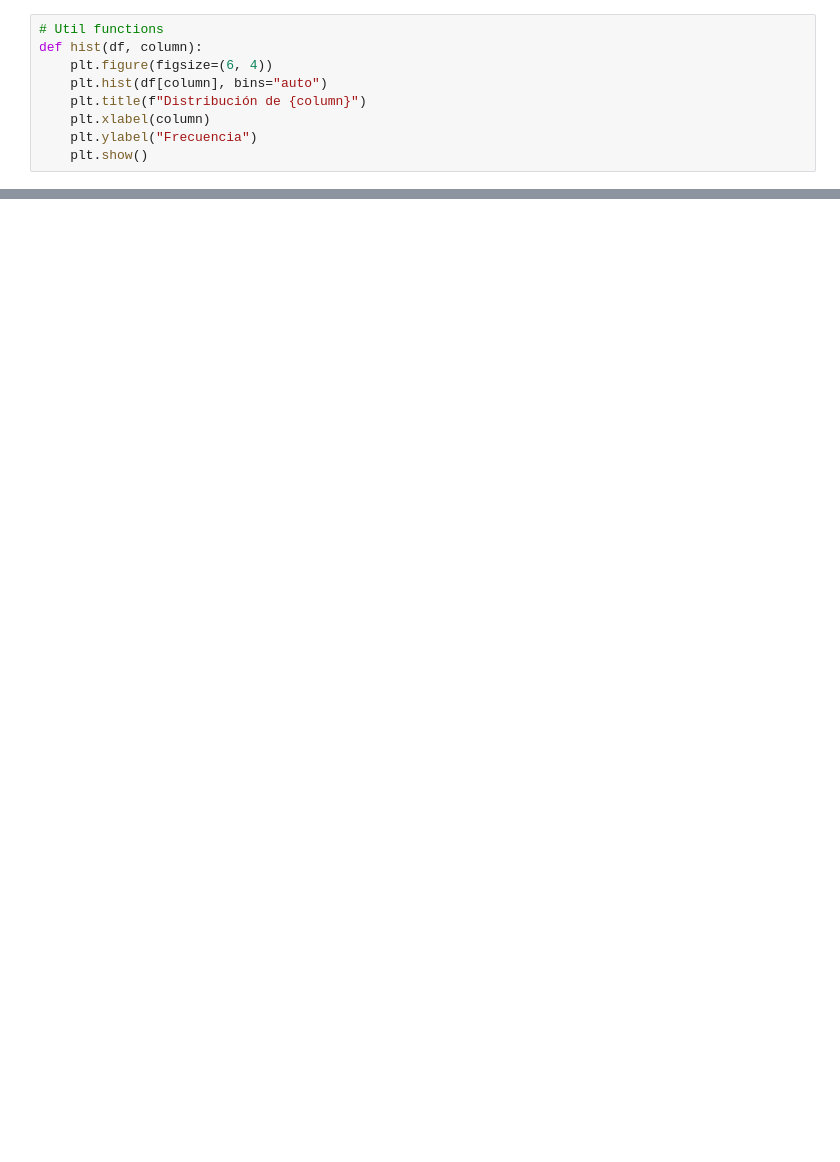
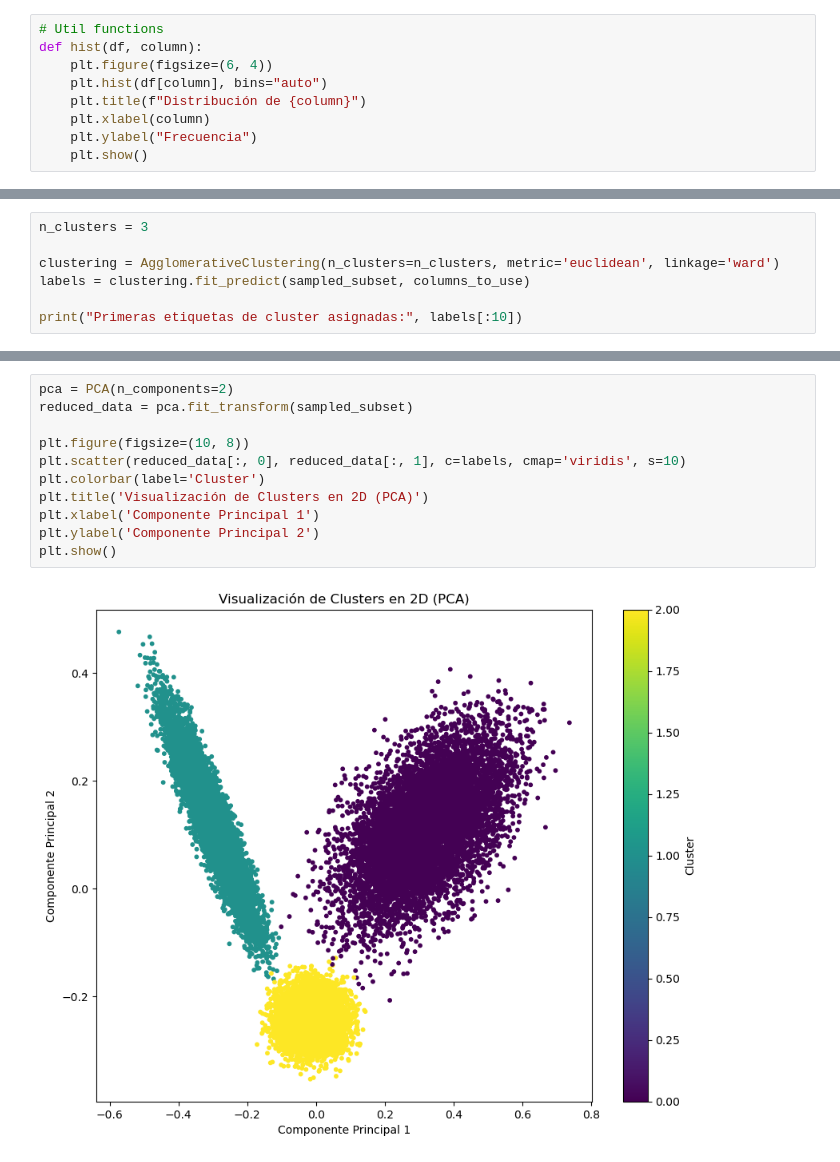
Before and after one commit to davexat/Client_Segmentation_Dashboard, a Jupyter notebook: notebooks/3.0_jtd_clustering.ipynb, the cells around one changed output, grey strips where cells are left out. Cells and saved outputs as stored; diff of their text form; blank space fills up the shorter version.

Commit message:
UPDATE: Clustering

```diff
--- a/notebooks/3.0_jtd_clustering.ipynb
+++ b/notebooks/3.0_jtd_clustering.ipynb
@@ -31,0 +46,7 @@ for column in df_numerical:
+# %%
+n_clusters = 3
+
+clustering = AgglomerativeClustering(n_clusters=n_clusters, metric='euclidean', linkage='ward')
+labels = clustering.fit_predict(sampled_subset, columns_to_use)
+
+print("Primeras etiquetas de cluster asignadas:", labels[:10])
@@ -31,0 +78,13 @@ for column in df_numerical:
+# %%
+pca = PCA(n_components=2)
+reduced_data = pca.fit_transform(sampled_subset)
+
+plt.figure(figsize=(10, 8))
+plt.scatter(reduced_data[:, 0], reduced_data[:, 1], c=labels, cmap='viridis', s=10)
+plt.colorbar(label='Cluster')
+plt.title('Visualización de Clusters en 2D (PCA)')
+plt.xlabel('Componente Principal 1')
+plt.ylabel('Componente Principal 2')
+plt.show()
+# %% [output]
+[figure, added]
```
Also changed, not shown: parts of 13 cells of this notebook.
